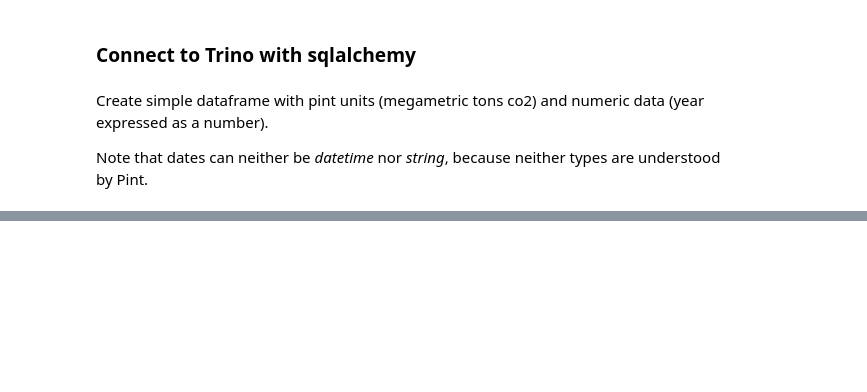
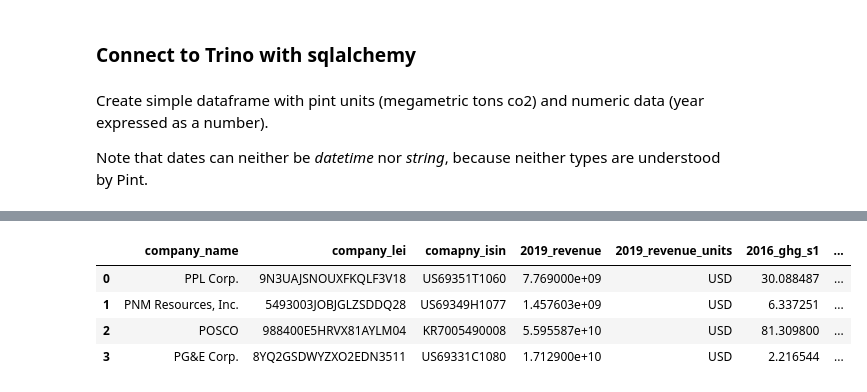
Before and after one commit to os-climate/data-platform-demo, a Jupyter notebook: notebooks/pint-demo.ipynb, the cells around one changed output, grey strips where cells are left out. Saved outputs shown, nothing was run; the diff lists cells and outputs as text; code cells hidden in the pictures; blank space fills up the shorter version.

```diff
--- a/notebooks/pint-demo.ipynb
+++ b/notebooks/pint-demo.ipynb
@@ -99,2 +180,9 @@ engine.execute("select * from sandbox.pint_co2").fetchall()
 # %%
-new_df = pd.read_sql(f"select * from {ingest_schema}.{ingest_table}", con=engine)
+sql_df = pd.read_sql(f"select * from {ingest_schema}.{ingest_table}", con=engine)
+sql_df
+# %% [output]
+|  | company_name | company_lei | comapny_isin | 2019_revenue | 2019_revenue_units | 2016_ghg_s1 | ... |
+| 0 | PPL Corp. | 9N3UAJSNOUXFKQLF3V18 | US69351T1060 | 7.769000e+09 | USD | 30.088487 | ... |
+| 1 | PNM Resources, Inc. | 5493003JOBJGLZSDDQ28 | US69349H1077 | 1.457603e+09 | USD | 6.337251 | ... |
+| 2 | POSCO | 988400E5HRVX81AYLM04 | KR7005490008 | 5.595587e+10 | USD | 81.309800 | ... |
+| 3 | PG&E Corp. | 8YQ2GSDWYZXO2EDN3511 | US69331C1080 | 1.712900e+10 | USD | 2.216544 | ... |
```
Also changed, not shown: parts of 22 cells of this notebook.
